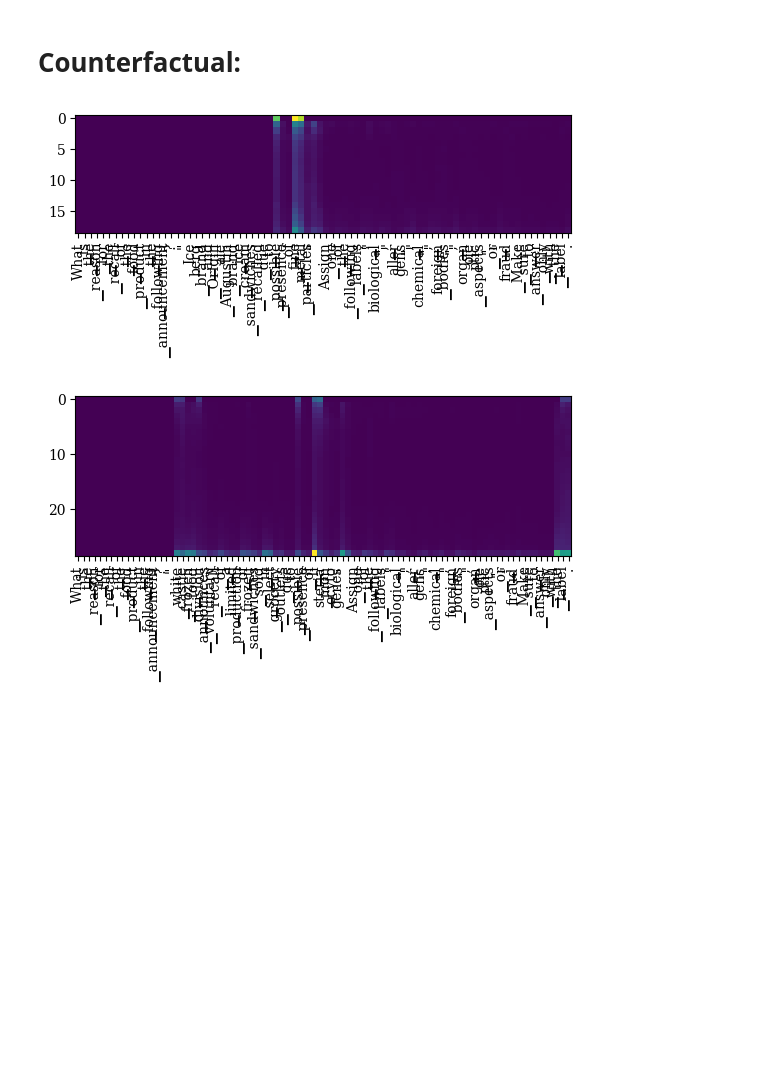
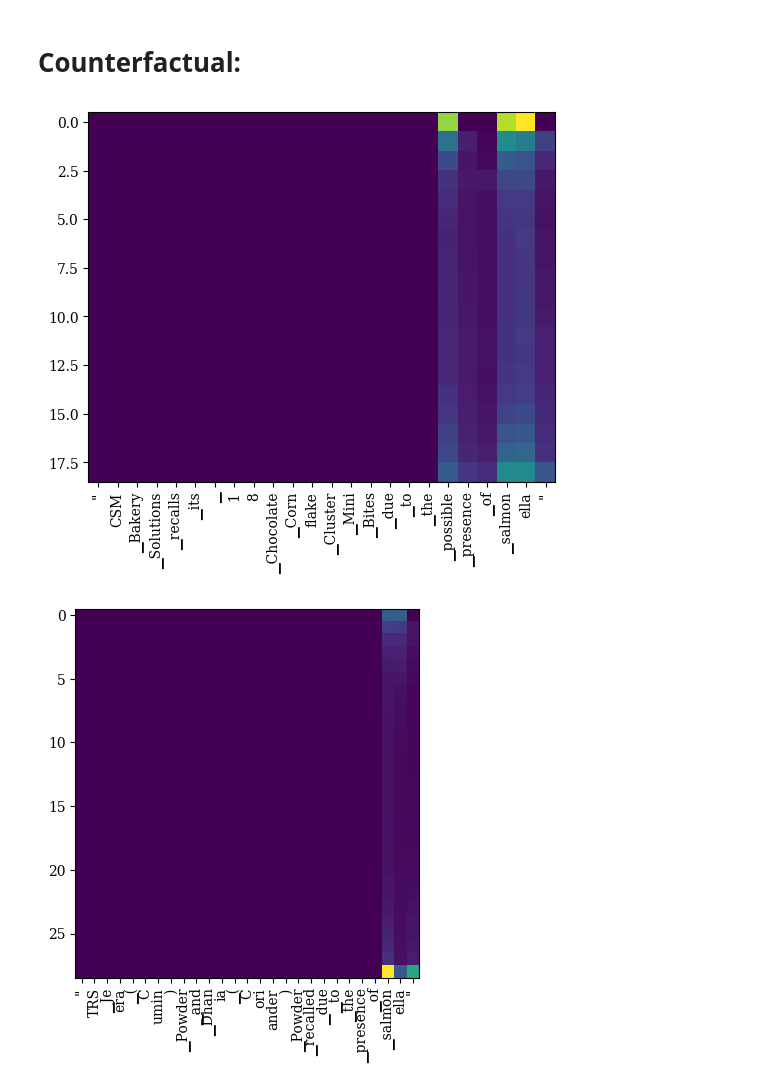
Before and after one commit to k-randl/self-explaining_llms, a Jupyter notebook: evaluate-hazard.ipynb, the cells around one changed output. Cells and saved outputs as stored; diff of their text form; code cells hidden in the pictures; blank space fills up the shorter version.

```diff
--- a/evaluate-hazard.ipynb
+++ b/evaluate-hazard.ipynb
@@ -172,21 +121,18 @@ for model in RESULTS:
         x_start = r['sample']['start']
         x_end   = r['sample']['end']
 
-        # get prediction boundaries:
-        y_start = r['prediction']['index'] - 1 # outputs are shifted by one!
-    #    y_end   = min(y_start + len(r['label']['tokens']), len(r['tokens']))
-
         # get importance:
-        importance = np.abs(r['AGrad'][0, :, :, y_start:, x_start:x_end])
+        importance = np.abs(r['AGrad'][:, :, x_start:x_end])
 
         # per token in label:
         importance_agrad_raw[model].append({
-            r['label']['tokens'][i]: importance[i,:,i].mean(axis=0)
-            for i in range(min(importance.shape[0], importance.shape[2]))
+            str(i): importance[i].mean(axis=0)
+#            r['label']['tokens'][i]: importance[i,:,i].mean(axis=0)
+            for i in range(importance.shape[0])
         })
 
         # combined:
-        importance_agrad[model].append(np.cumsum(importance, axis=0).mean(axis=(0,1,2)))
+        importance_agrad[model].append(importance.mean(axis=(0,1,)))
 
 plotter.plot_importance([importance_agrad_raw, importance_agrad], ['', '$\\bf{Combined}$'], f'AGrad - Food Hazard')
 pearson.add(importance_agrad, 'AGrad')
@@ -207,11 +149,12 @@ for model in RESULTS:
         end   = r['sample']['end']
 
         # get importance:
-        importance = np.abs(r['GradIn'][0, :, start:end, :])
+        importance = np.abs(r['GradIn'][:, start:end, :])
 
         importance_gradin_raw[model].append({
-            r['label']['tokens'][i]: importance[i,:,:].mean(axis=-1)
-            for i in range(r['GradIn'].shape[1])
+            #r['label']['tokens'][i]: importance[i,:,:].mean(axis=-1)
+            str(i): importance[i,:,:].mean(axis=-1)
+            for i in range(importance.shape[0])
         })
 
         importance_gradin[model].append(importance.cumsum(axis=0).mean(axis=(0,-1)))
@@ -235,14 +174,15 @@ for model in RESULTS:
         end   = r['sample']['end']
 
         # get importance:
-        importance = r['IGrad'][0,start:end,:,:]
+        importance = np.abs(r['IGrad'][:,start:end,:])
 
         importance_igrad_raw[model].append({
-            r['label']['tokens'][i]: importance[:,:,i].mean(axis=-1)
-            for i in range(r['IGrad'].shape[-1])
+            #r['label']['tokens'][i]: importance[i,:,:].mean(axis=-1)
+            str(i): importance[i,:,:].mean(axis=-1)
+            for i in range(importance.shape[0])
         })
 
-        importance_igrad[model].append(importance.cumsum(axis=-1).mean(axis=(-1,-2)))
+        importance_igrad[model].append(importance.cumsum(axis=0).mean(axis=(0,-1)))
 
-plotter.plot_importance([importance_gradin_raw, importance_gradin], ['', '$\\bf{Combined}$'], f'IGrad - Food Hazard')
+plotter.plot_importance([importance_igrad_raw, importance_igrad], ['', '$\\bf{Combined}$'], f'IGrad - Food Hazard')
 pearson.add(importance_igrad, 'IGrad')
@@ -292,7 +226,7 @@ for model in RESULTS:
         end   = r['sample']['end']
 
         # get important window:
-        grad = r['Grad'][0, :, start:end, :]
+        grad = r['Grad'][:, start:end, :]
 
         grad_min.append(grad.min())
         grad_avg.append(grad.mean())
@@ -337,28 +271,29 @@ Llama 3 - 8B
 # %%
 from sklearn.metrics import pairwise_distances
 
 for model in RESULTS:
     r = np.random.choice(RESULTS[model])
 
-    start = 4#r['sample']['start']
-    end   = r['prediction']['index']-5#r['sample']['end']
+    # get sample boundaries:
+    start = r['sample']['start']
+    end   = r['sample']['end']
 
-    hs_cf = r['counterfactual']['hidden_states'][0,:,start:end]
-    hs_r  = r['hidden_states'][0,:,start:end]
+    hs_cf = r['counterfactual']['hidden_states'][0,:,0,start:end]
+    hs_r  = r['hidden_states'][0,:,0,start:end]
 
     err = []
     for layer in range(hs_cf.shape[0]):
         dist = pairwise_distances(hs_r[layer], hs_cf[layer], metric='euclidean')
 
         err.append(dist.min(axis=1))
 
     plt.imshow(err)
     plt.xticks(
         ticks    = range(end-start),
         labels   = r['tokens'][start:end],
         rotation = 90
     )
     plt.show()
 # %% [output]
-[figure, old version]
+[figure, new version]
-[figure, old version]
+[figure, new version]
```
Also changed, not shown: parts of 25 cells of this notebook, 11 other files.
